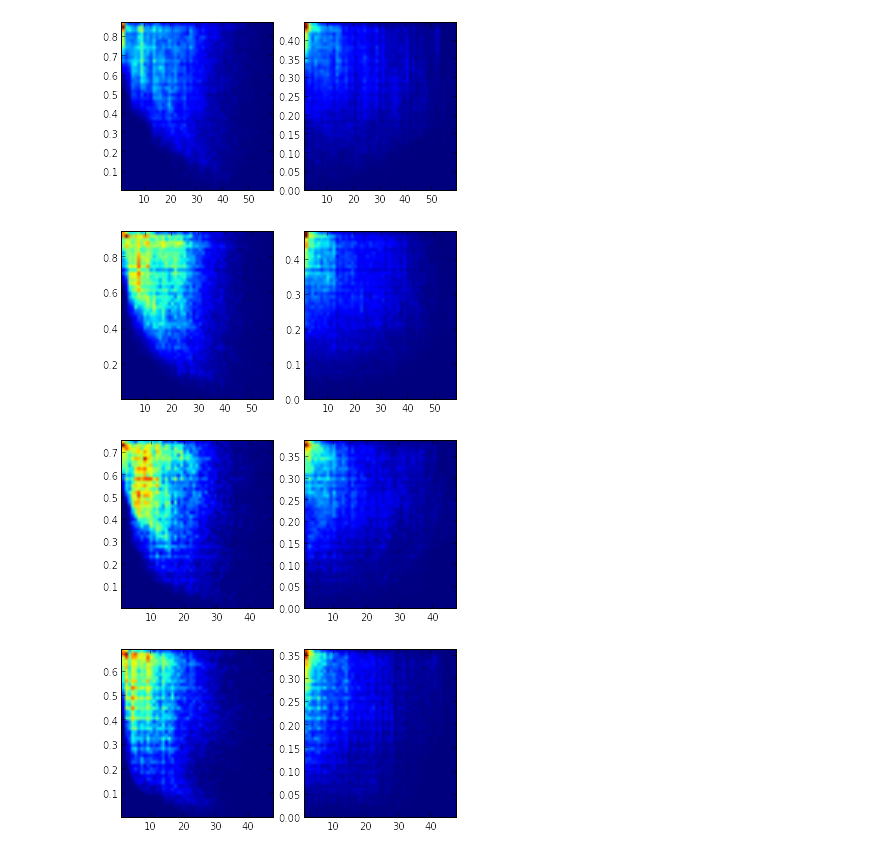
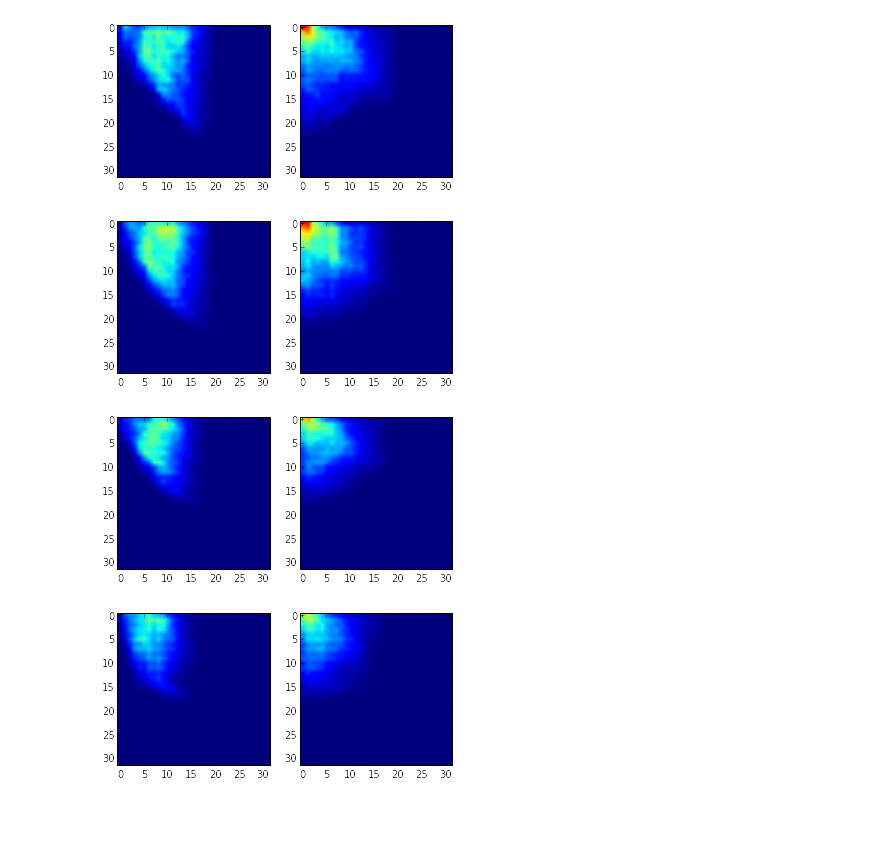
Before and after one commit to amarallab/waldo, a Jupyter notebook: workbooks/heltena_idtracker.ipynb, the cells around one changed output. Drawn from its saved outputs; the diff is of its cells as text; code cells hidden in the pictures; blank space fills up the shorter version.

```diff
--- a/workbooks/heltena_idtracker.ipynb
+++ b/workbooks/heltena_idtracker.ipynb
@@ -8,7 +8,7 @@ import numpy as np
 import math
 import matplotlib.pyplot as plt
 
-def calculate_fingerprint(image_filename, mask_filename):
+def calculate_fingerprint(image_filename, mask_filename, output_filename):
     _image = Image.open(image_filename)
     _mask = Image.open(mask_filename)
     image = np.array(_image.getdata())
@@ -32,55 +32,53 @@ def calculate_fingerprint(image_filename, mask_filename):
 #         if ix == 0:
 #             print ""
 
-    plus_scores = []
-    minus_scores = []
-    dist_scores = []
+    MAX_PLUS = 2.0
+    MAX_MINUS = 1.0
+    MAX_DIST = 80.0
+    plus_scores = [MAX_PLUS]
+    minus_scores = [MAX_MINUS]
+    dist_scores = [MAX_DIST]
     ix, iy = 0, 0
     for i in range(len(image)-1):
         iv = image[i]
         if iv > 0:
             jx, jy = move_pixel(ix, iy)
             for j in range(i+1, len(image)):
                 jv = image[j]
                 if jv > 0:
-                    plus_ij = iv * iv + jv * jv
-                    minus_ij = abs(iv * iv - jv * jv)
                     dist = math.hypot(jx-ix, jy-iy)
-
-                    plus_scores.append(plus_ij)
-                    minus_scores.append(minus_ij)
+                    if dist > MAX_DIST:
+                        print "E: dist greater than maximum (%f > %f)" % (dist, MAX_DIST)
+                    plus_scores.append(iv + jv)
+                    minus_scores.append(abs(iv - jv))
                     dist_scores.append(dist)
-
                 jx, jy = move_pixel(jx, jy)
         ix, iy = move_pixel(ix, iy)
 
-    plus_heatmap, xedges, yedges = np.histogram2d(dist_scores, plus_scores, bins=50)
-    plus_extent = [xedges[0], xedges[-1], yedges[0], yedges[-1]]
-
-    minus_heatmap, xedges, yedges = np.histogram2d(dist_scores, minus_scores, bins=50)
-    minus_extent = [xedges[0], xedges[-1], yedges[0], yedges[-1]]
-
+    plus_heatmap, _, _ = np.histogram2d(dist_scores, plus_scores, bins=(32,32))
+    minus_heatmap, _, _ = np.histogram2d(dist_scores, minus_scores, bins=(32,32))
     f, ax = plt.subplots(1,2)
     f.set_size_inches((6,3))
-    ax[0].imshow(plus_heatmap, extent=plus_extent, aspect='auto')
-    ax[1].imshow(minus_heatmap, extent=minus_extent, aspect='auto')
-
+    ax[0].imshow(plus_heatmap, vmin=0, vmax=1024)
+    ax[1].imshow(minus_heatmap, vmin=0, vmax=1024)
+    f.savefig(output_filename)
 
 def calculate_from_id(folder, id):
-    BASEDIR = "/Users/heltena/src/waldo/data/cutouts/20130702_135704"
+    BASEDIR = "/Users/heltena/projects/worm_movement/Data/cutouts/20130702_135704"
     TEST_BASE_NAME = "{folder}/{id}".format(folder=folder, id=id)
     TEST_IMAGE_FILENAME = "{basedir}/{basename}_img.png".format(basedir=BASEDIR, basename=TEST_BASE_NAME)
     TEST_MASK_FILENAME =  "{basedir}/{basename}_mask.png".format(basedir=BASEDIR, basename=TEST_BASE_NAME)
+    TEST_FINGERPRINT_FILENAME = "{basedir}/{basename}_fingerprint.png".format(basedir=BASEDIR, basename=TEST_BASE_NAME)
     try:
-        calculate_fingerprint(TEST_IMAGE_FILENAME, TEST_MASK_FILENAME)
+        calculate_fingerprint(TEST_IMAGE_FILENAME, TEST_MASK_FILENAME, TEST_FINGERPRINT_FILENAME)
     except:
         pass
 
 FOLDERS = ['24109', '29992', '47394', '49387', '55329', '77984']
 for folder in FOLDERS:
     calculate_from_id(folder, 13)
 # %% [output]
-[figure, old version]
+[figure, new version]
-[figure, old version]
+[figure, new version]
-[figure, old version]
+[figure, new version]
-[figure, old version]
+[figure, new version]
```
Also changed, not shown: 1 other file.
